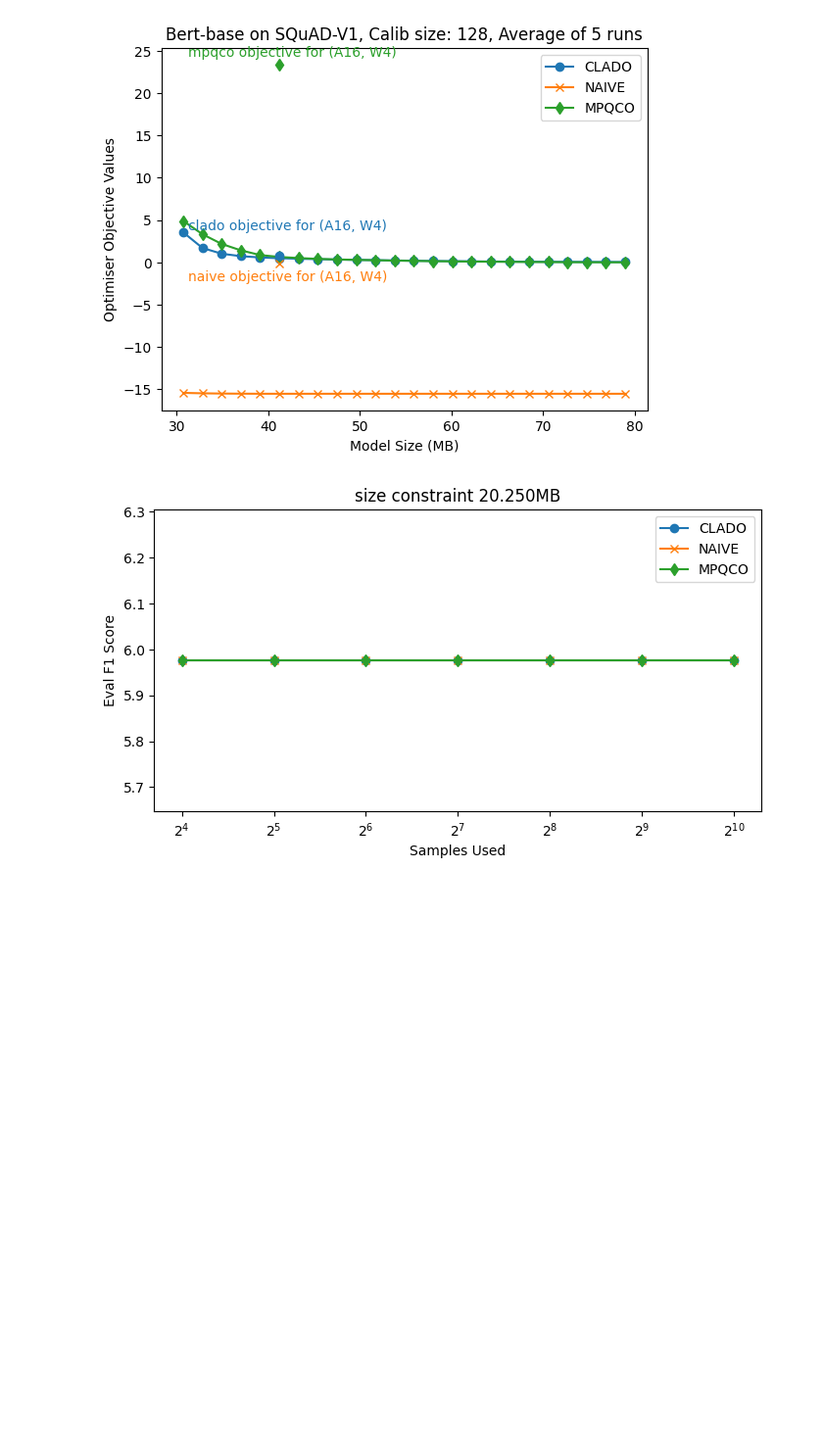
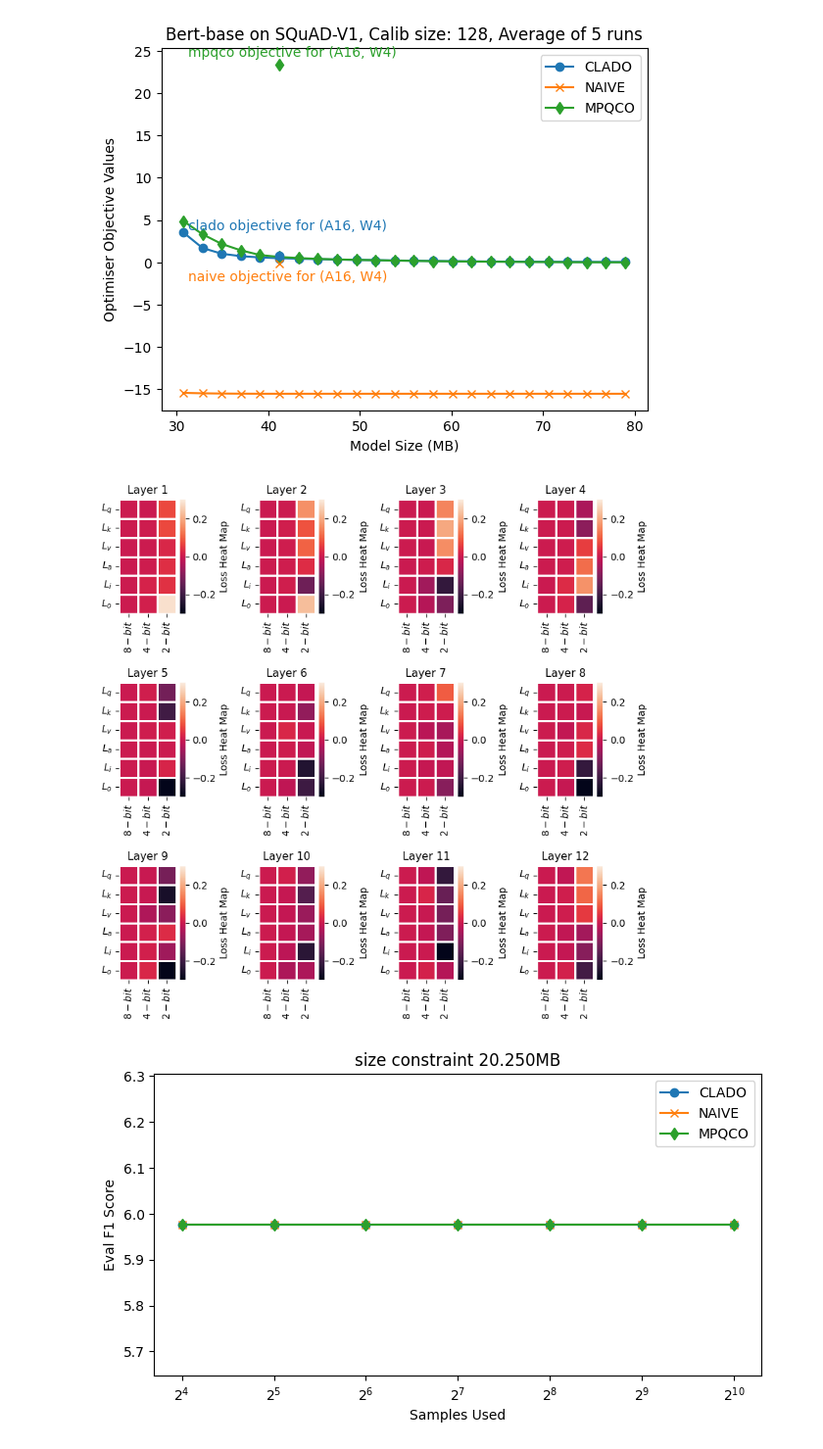
Before and after one commit to JamesTuna/CLADO_MPQ, a Jupyter notebook: bert/CLADO_multiWeight_bert-base.ipynb, the cells around one changed output. Shown at 98% size. Drawn from its saved outputs; the diff is of its cells as text; code cells hidden in the pictures; blank space fills up the shorter version.

Commit message:
Added Loss heatmap for Naive (diagonal terms of Ltilde)

```diff
--- a/bert/CLADO_multiWeight_bert-base.ipynb
+++ b/bert/CLADO_multiWeight_bert-base.ipynb
@@ -164,6 +164,45 @@ plt.show()
 #     plt.show()
 # %% [output]
 [figure]
+# %%
+import pickle
+import numpy as np
+import matplotlib as mpl
+import matplotlib.pyplot as plt
+import seaborn as sns
+import pandas as pd
+
+n_runs = 5
+batch_num = 128
+naive_Ltilde = []
+for repeat in range(n_runs):
+    start_batch = batch_num * repeat
+    end_batch = batch_num * repeat + batch_num - 1
+    n_samples = batch_num * 8
+    file_name = f'./clado_mpqco_results/bert-base/Ltilde_bert-base/multiple_batches/sample_size{n_samples}/Ltilde_calib128_batches_{start_batch}-{end_batch}_bs8.pkl'
+    with open(file_name,'rb') as f:
+        Ltilde = pickle.load(f)
+    naive_Ltilde.append(Ltilde['Ltilde'].diagonal())
+
+Ltilde_hmap = np.mean(naive_Ltilde, axis=0)
+L = np.zeros([12, 6, 3])
+for i in range(12):
+    L[i] = Ltilde_hmap[i*18 : (i+1)*18].reshape(6, 3)
+
+
+# cmap=cmp,
+cols = ["$8-bit$", "$4-bit$", "$2-bit$"]
+for i in range(12):
+    plt.rcParams['figure.figsize'] = (8,8)
+    plt.subplot(3, 4, i+1)
+    plt.title(f"Layer {i+1}", size=11)
+    ax = sns.heatmap(pd.DataFrame(L[i], columns=cols), yticklabels=["$L_q$","$L_k$","$L_v$","$L_a$","$L_i$","$L_o$"], vmin=-0.30, vmax=0.30, linewidths=1, linecolor='white', square=True, cbar_kws={'label': 'Loss Heat Map', 'shrink' : 0.7})
+    plt.yticks(rotation=0)
+    plt.tight_layout()
+    #plt.savefig(f"mixed_prec_quant_examples{i+1}.pdf", format="pdf")
+plt.show()
+# %% [output]
+[figure, added]
 # %%
 
 import matplotlib.pyplot as plt
```
Also changed, not shown: 1 other file.
